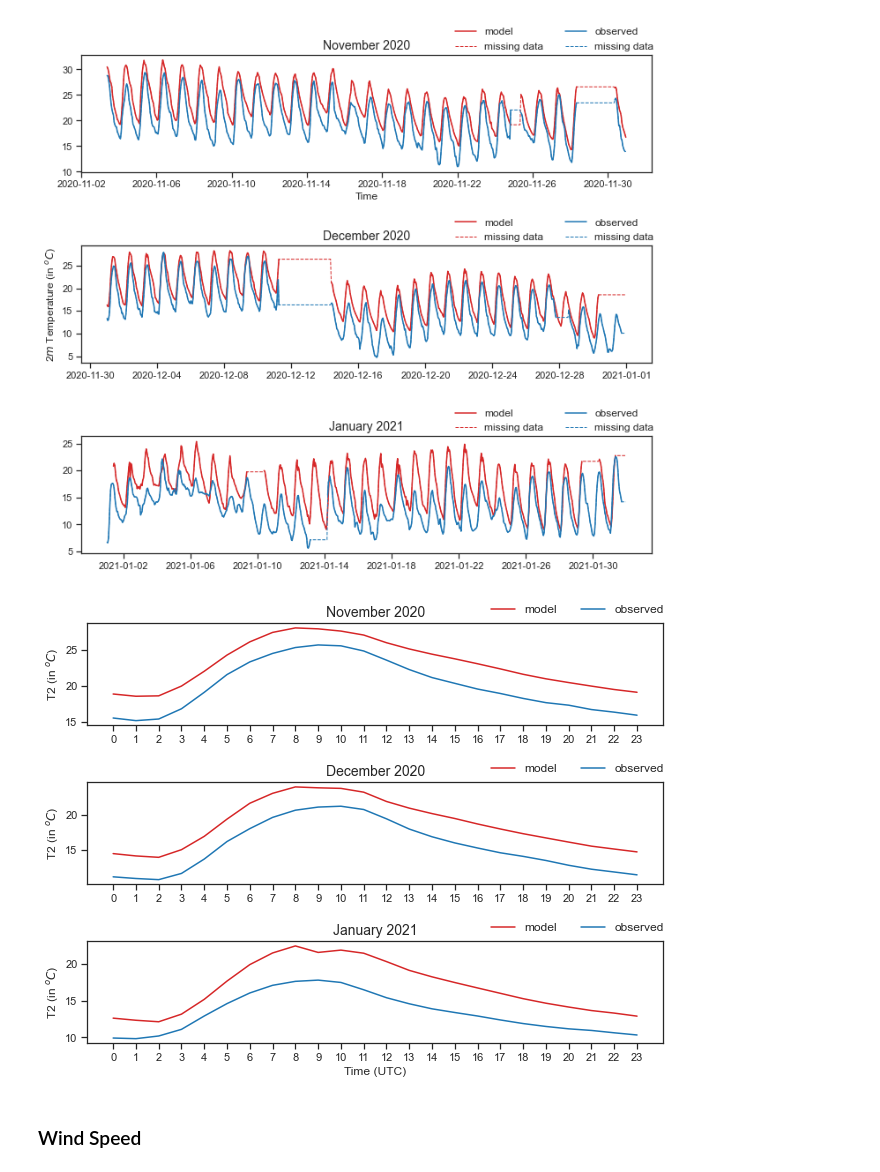
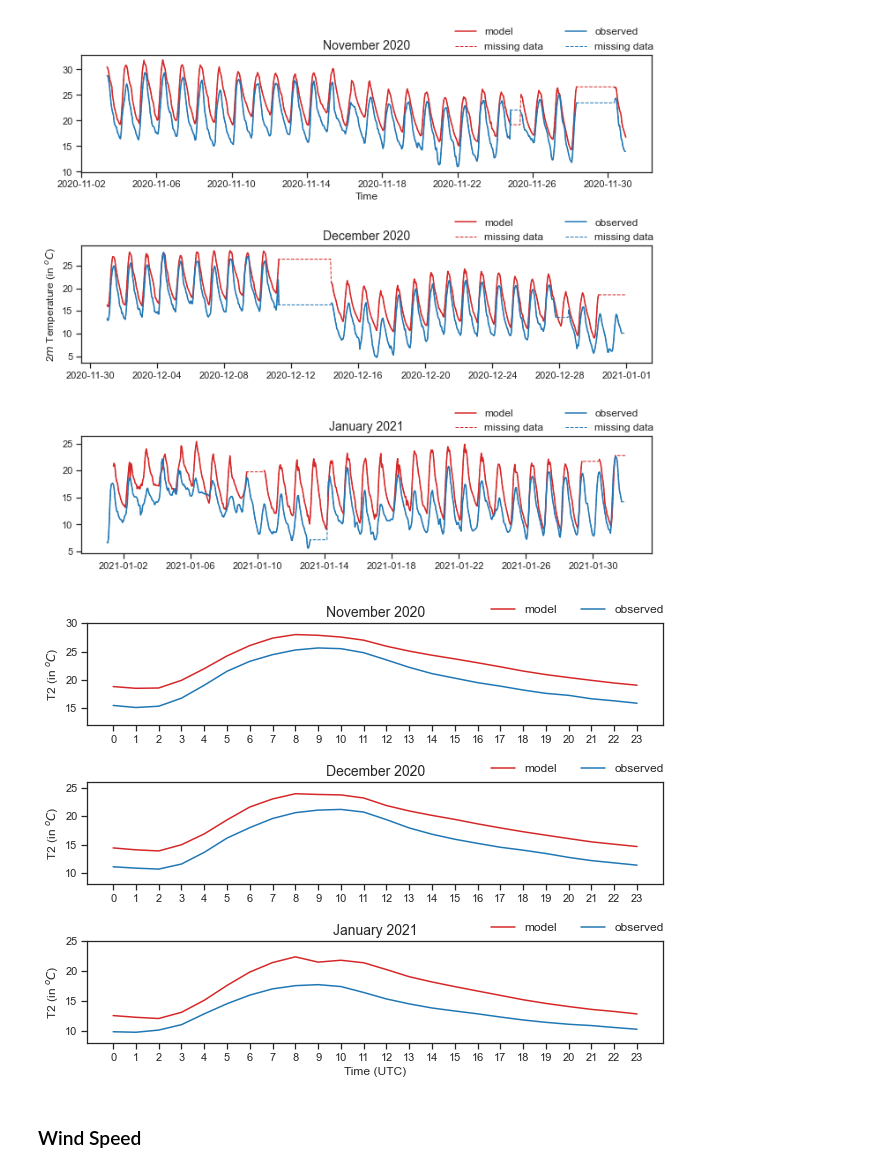
Before and after one commit to adisen99/srfp, a Jupyter notebook: delhi/met_data.ipynb, the cells around one changed output. Saved outputs shown, nothing was run; the diff lists cells and outputs as text; code cells hidden in the pictures.

```diff
--- a/delhi/met_data.ipynb
+++ b/delhi/met_data.ipynb
@@ -181,34 +181,37 @@ plt.savefig('./images/met_data/temp.pdf', dpi=300)
 fig = plt.figure(figsize=(9,7))
 
 # plt.subplot(411)
 # dplot.plot(df, df, 'mod_temp', 'obs_temp')
 # # plt.ylabel('Temperature', fontsize=14)
 # # plt.xlabel('Time (in hrs)', fontsize=14)
 # plt.title('NDJ Combined', fontsize=12)
 
 plt.subplot(311)
 dplot.plot(dfnov, dfnov, 'mod_temp', 'obs_temp')
 plt.ylabel('T2 (in $^{o}C$)', fontsize=12)
 # plt.xlabel('Time (in hrs)', fontsize=14)
 plt.title('November 2020', fontsize=14)
+plt.ylim(12,30)
 
 plt.subplot(312)
 dplot.plot(dfdec, dfdec, 'mod_temp', 'obs_temp')
 plt.ylabel('T2 (in $^{o}C$)', fontsize=12)
 # plt.xlabel('Time (in hrs)', fontsize=14)
 plt.title('December 2020', fontsize=14)
+plt.ylim(8,26)
 
 plt.subplot(313)
 dplot.plot(dfjan, dfjan, 'mod_temp', 'obs_temp')
 plt.ylabel('T2 (in $^{o}C$)', fontsize=12)
 plt.xlabel('Time (UTC)', fontsize=12)
 plt.title('January 2021', fontsize=14)
+plt.ylim(8,25)
 
 # fig.suptitle('Temperature at 2$m$ (in $^{o}C$) over Delhi', fontsize=24, y=0.99)
 fig.tight_layout()
 plt.savefig('./images/met_data/diurnal_temp.pdf', dpi=300)
 # %% [output]
-[figure, old version]
+[figure, new version]
 # %% [markdown]
 ### Wind Speed
 # %%
```
Also changed, not shown: parts of 6 cells of this notebook, 1 other file.
